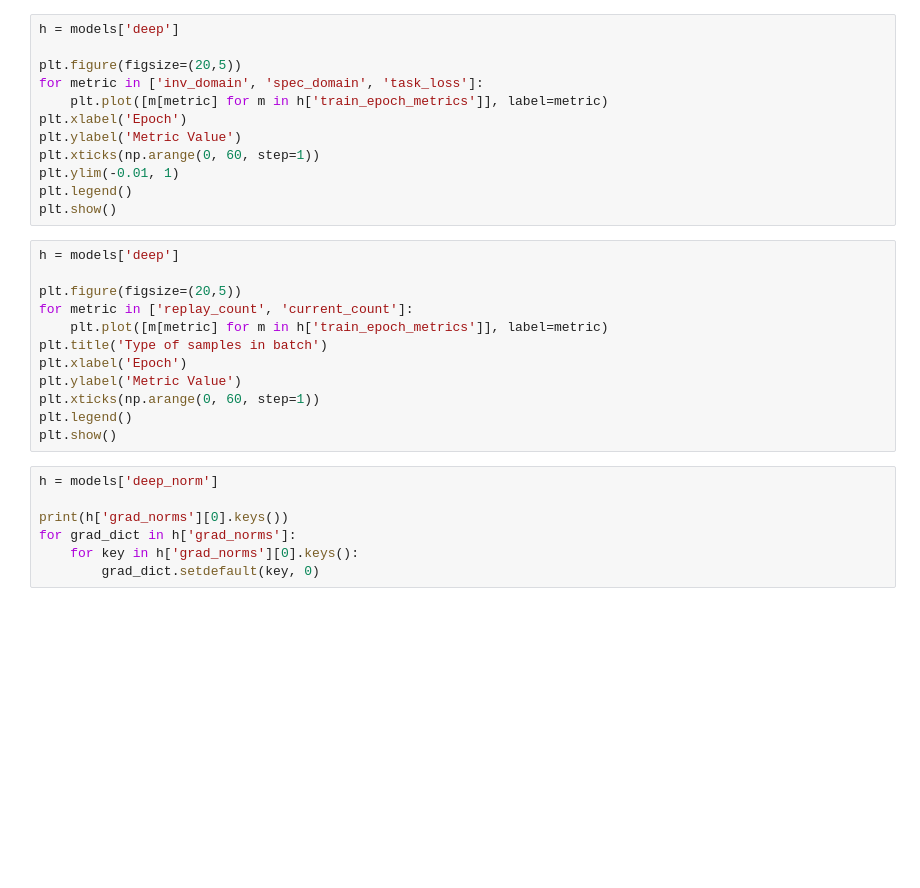
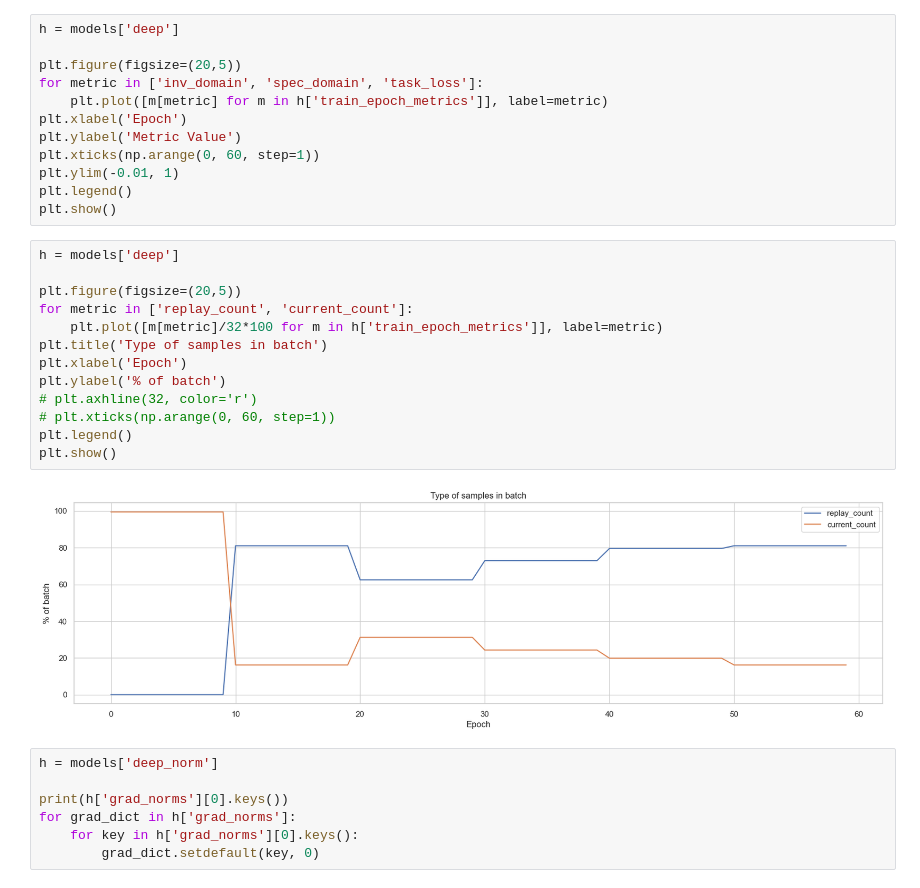
Before and after one commit to rufi156/socialsense, a Jupyter notebook: experiments/image baseline.ipynb, the cells around one changed output. Saved outputs shown, nothing was run; the diff lists cells and outputs as text; blank space fills up the shorter version.

```diff
--- a/experiments/image baseline.ipynb
+++ b/experiments/image baseline.ipynb
@@ -1268,15 +1272,18 @@ plt.show()
 # %%
 h = models['deep']
 
 plt.figure(figsize=(20,5))
 for metric in ['replay_count', 'current_count']:
-    plt.plot([m[metric] for m in h['train_epoch_metrics']], label=metric)
+    plt.plot([m[metric]/32*100 for m in h['train_epoch_metrics']], label=metric)
 plt.title('Type of samples in batch')
 plt.xlabel('Epoch')
-plt.ylabel('Metric Value')
-plt.xticks(np.arange(0, 60, step=1))
+plt.ylabel('% of batch')
+# plt.axhline(32, color='r')
+# plt.xticks(np.arange(0, 60, step=1))
 plt.legend()
 plt.show()
+# %% [output]
+[figure, added]
 # %%
 h = models['deep_norm']
 
```
Also changed, not shown: parts of 1 cell of this notebook.
